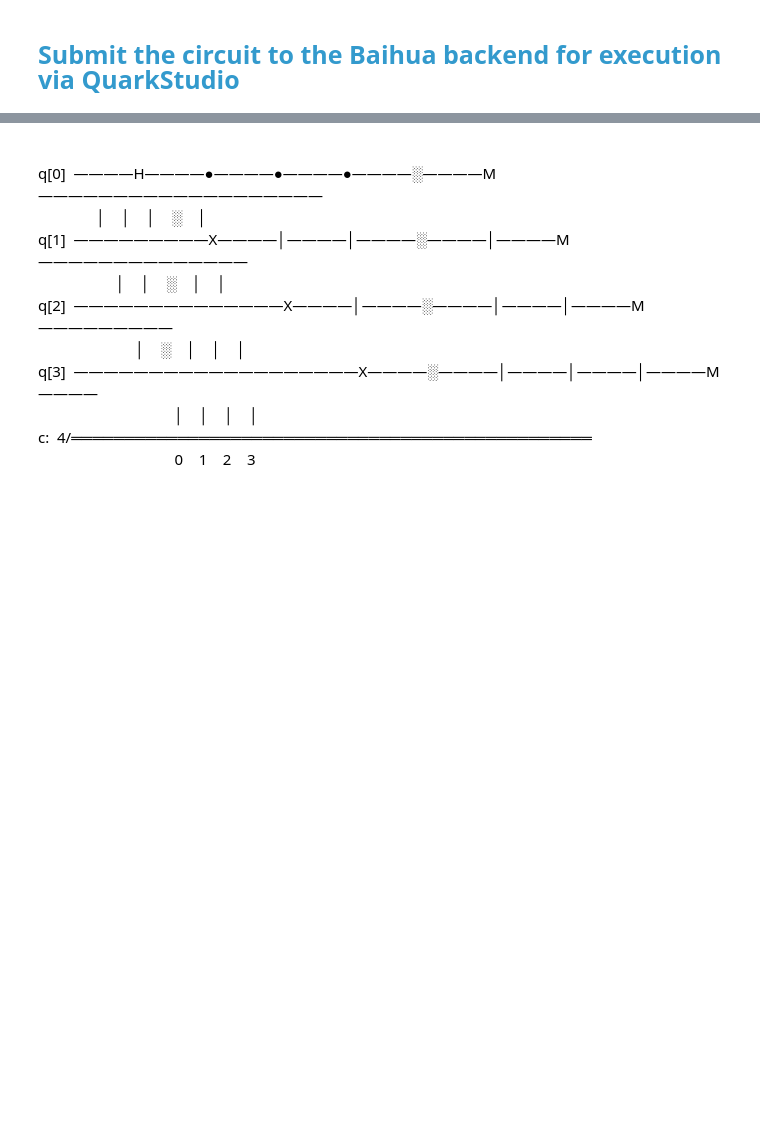
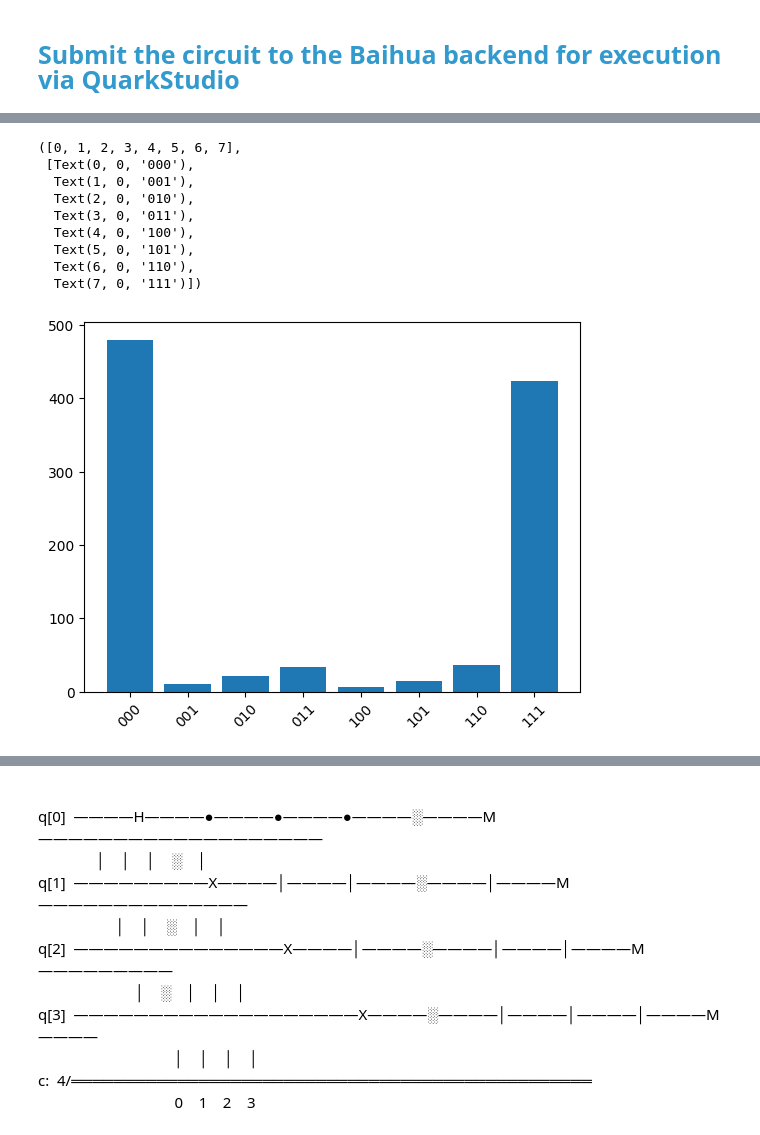
Before and after one commit to coqis/vios, a Jupyter notebook: docs/usage/quark/example.ipynb, the cells around one changed output, grey strips where cells are left out. Cells and saved outputs as stored; diff of their text form; code cells hidden in the pictures; blank space fills up the shorter version.

Commit message:
update circuit

```diff
--- a/docs/usage/quark/example.ipynb
+++ b/docs/usage/quark/example.ipynb
@@ -231,0 +204,9 @@ plt.xticks(rotation=45)
+# %%
+task = {
+  'chip': 'Baihua',  # chip name
+  'name': 'MyFirstQuantumTask',  # task name
+  'circuit':qc.to_openqasm2, # the transpiled circuit written in qlisp
+  'compile': True, # No need to execute transpile again
+  'correct': True, # Bayesian correction for the readout
+  'compiler':'quark'
+}
@@ -231,0 +218,20 @@ plt.xticks(rotation=45)
+# %%
+res = tmgr.result(tid)
+import matplotlib.pyplot as plt
+data = res['count']
+bases = sorted(data)
+count = [data[base] for base in bases]
+
+plt.bar(bases, count)
+plt.xticks(rotation=45)
+# %% [output]
+([0, 1, 2, 3, 4, 5, 6, 7],
+ [Text(0, 0, '000'),
+  Text(1, 0, '001'),
+  Text(2, 0, '010'),
+  Text(3, 0, '011'),
+  Text(4, 0, '100'),
+  Text(5, 0, '101'),
+  Text(6, 0, '110'),
+  Text(7, 0, '111')])
+[figure, added]
```
Also changed, not shown: parts of 18 cells of this notebook, 8 other files.
